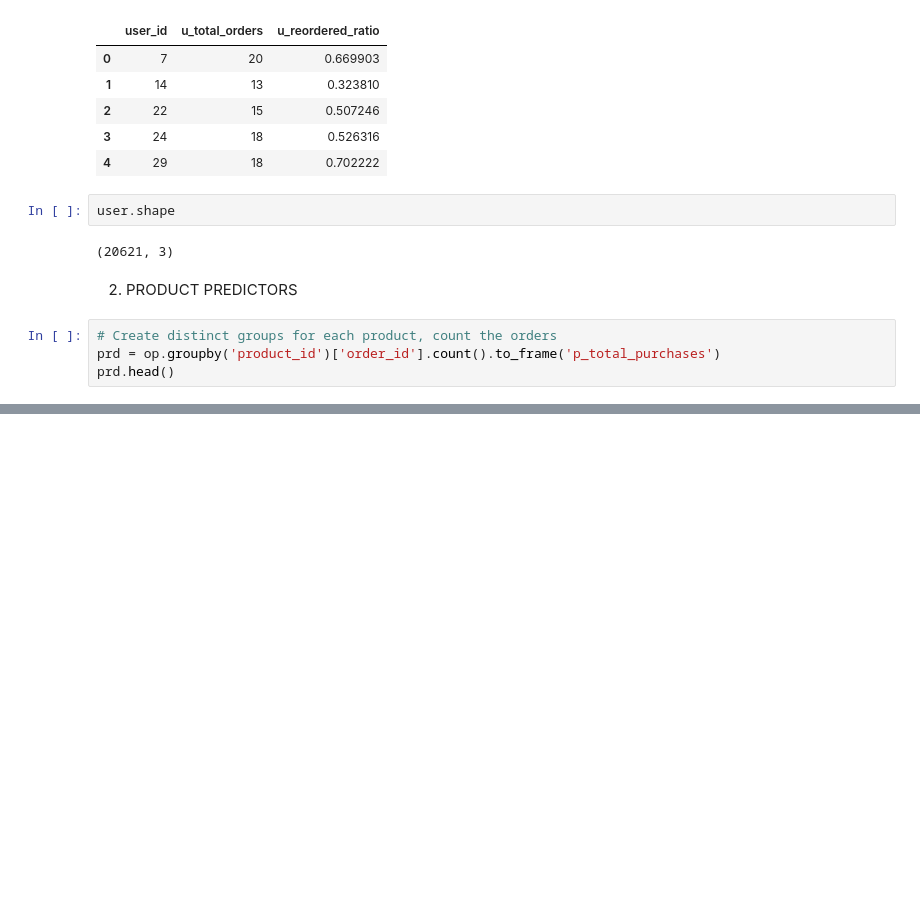
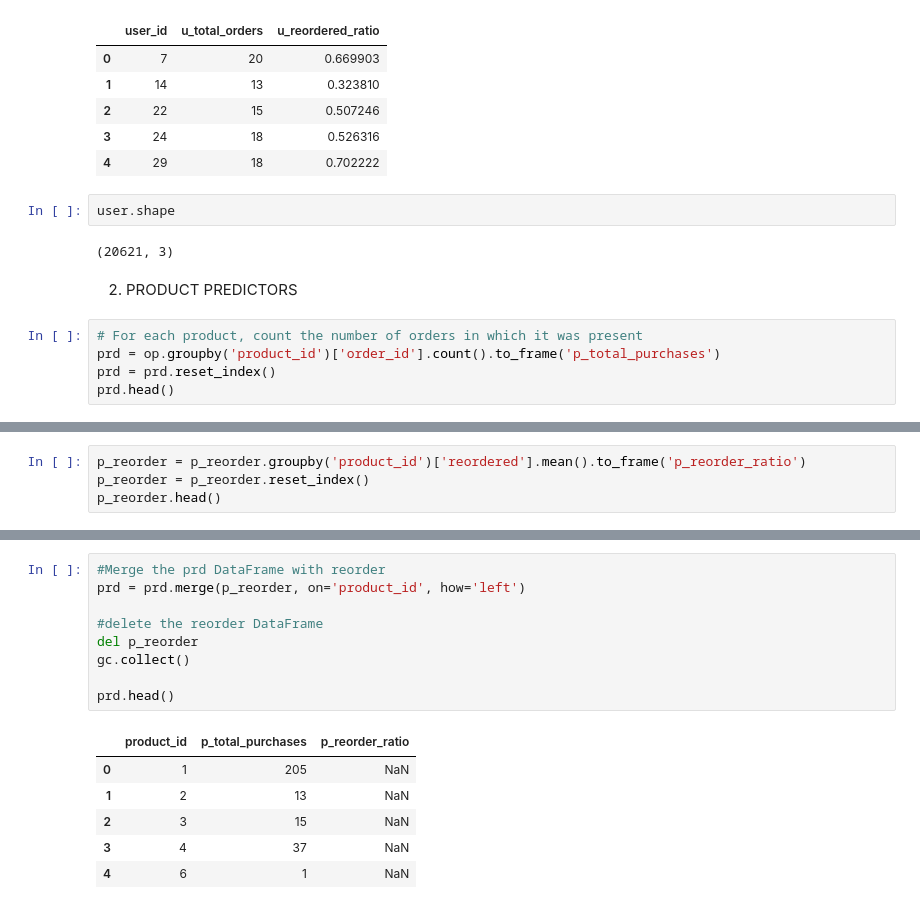
Before and after one commit to AmlanAlok/instacart-2017-project, a Jupyter notebook: Instacart_2017_XGBoost_1.ipynb, the cells around one changed output, grey strips where cells are left out. Saved outputs shown, nothing was run; the diff lists cells and outputs as text; blank space fills up the shorter version.

```diff
--- a/Instacart_2017_XGBoost_1.ipynb
+++ b/Instacart_2017_XGBoost_1.ipynb
@@ -141,6 +140,7 @@ user.shape
 # %% [markdown]
 2. PRODUCT PREDICTORS
 # %%
-# Create distinct groups for each product, count the orders
+# For each product, count the number of orders in which it was present
 prd = op.groupby('product_id')['order_id'].count().to_frame('p_total_purchases')
+prd = prd.reset_index()
 prd.head()
@@ -146,0 +164,4 @@ prd.head()
+# %%
+p_reorder = p_reorder.groupby('product_id')['reordered'].mean().to_frame('p_reorder_ratio')
+p_reorder = p_reorder.reset_index()
+p_reorder.head()
@@ -146,0 +175,16 @@ prd.head()
+# %%
+#Merge the prd DataFrame with reorder
+prd = prd.merge(p_reorder, on='product_id', how='left')
+
+#delete the reorder DataFrame
+del p_reorder
+gc.collect()
+
+prd.head()
+# %% [output]
+|  | product_id | p_total_purchases | p_reorder_ratio |
+| 0 | 1 | 205 | NaN |
+| 1 | 2 | 13 | NaN |
+| 2 | 3 | 15 | NaN |
+| 3 | 4 | 37 | NaN |
+| 4 | 6 | 1 | NaN |
```
Also changed, not shown: parts of 6 cells of this notebook.
